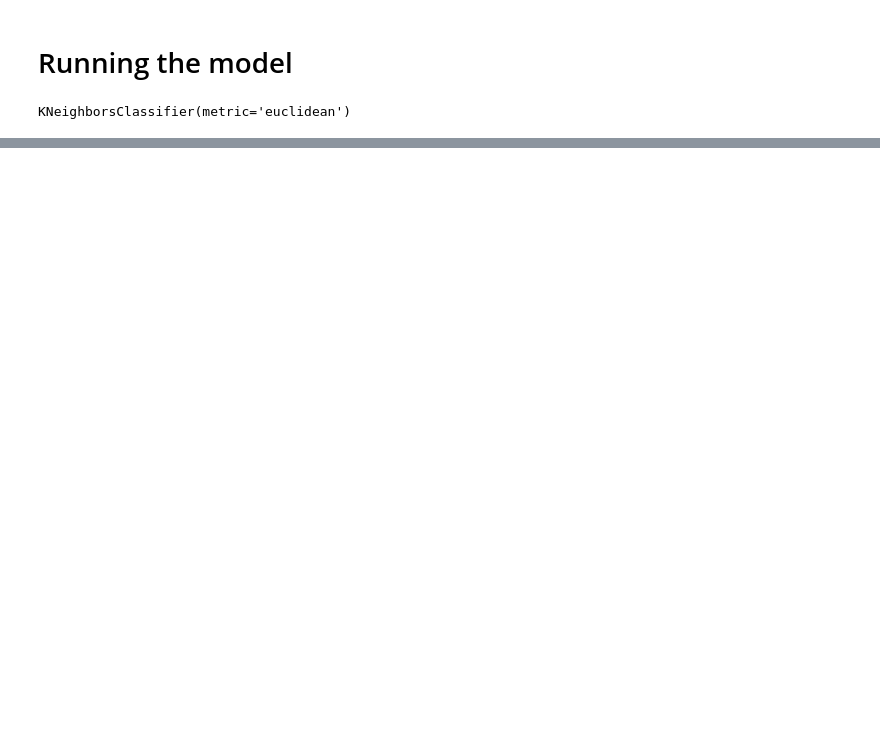
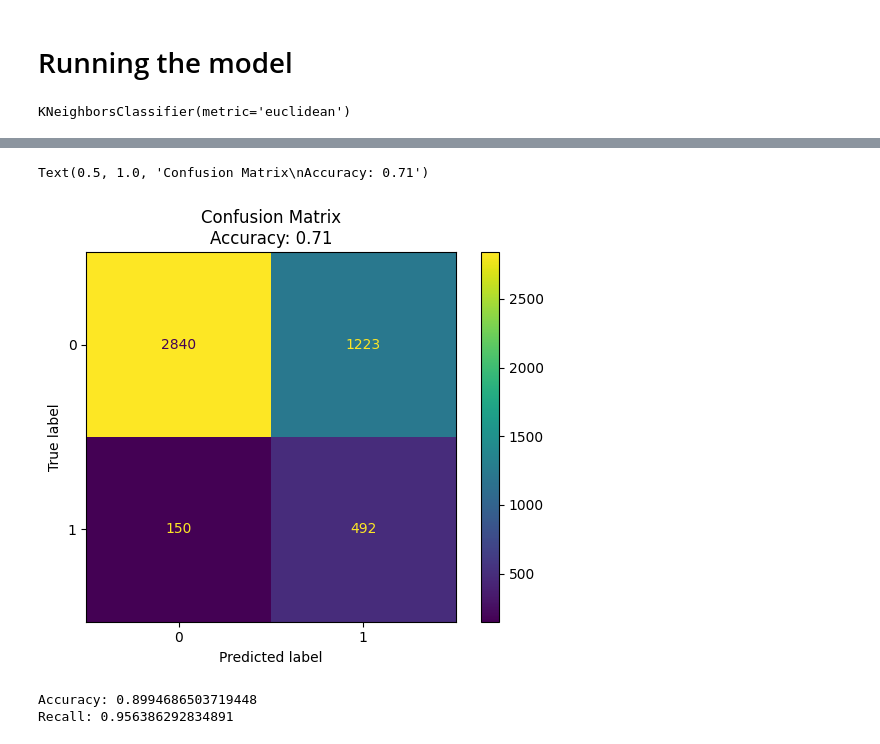
Before and after one commit to ronniealdrin/Machine_Learning_Financial_Inclusion_in_Africa, a Jupyter notebook: FI_in_Africa.ipynb, the cells around one changed output, grey strips where cells are left out. Drawn from its saved outputs; the diff is of its cells as text; code cells hidden in the pictures; blank space fills up the shorter version.

```diff
--- a/FI_in_Africa.ipynb
+++ b/FI_in_Africa.ipynb
@@ -404,0 +480,34 @@ Recall: 0.5498442367601246
+# %%
+# Create a confusion matrix
+cm = confusion_matrix(y_test, y_pred)
+
+# Calculate accuracy
+accuracy = accuracy_score(y_test, y_pred)
+
+# Display the confusion matrix
+disp = ConfusionMatrixDisplay(confusion_matrix=cm)
+disp.plot()
+plt.title(f'Confusion Matrix\nAccuracy: {accuracy:.2f}')
+# %% [output]
+Text(0.5, 1.0, 'Confusion Matrix\nAccuracy: 0.71')
+[figure, added]
+# %%
+# Random forest prediction
+
+from sklearn.ensemble import RandomForestClassifier
+from sklearn.metrics import accuracy_score
+
+# Criando uma instância do classificador RandomForest
+rf_classifier = RandomForestClassifier(n_estimators=100, random_state=42)
+
+# Treinando o modelo no conjunto de treinamento
+rf_classifier.fit(X_resampled2, y_resampled2)
+
+# Fazendo previsões no conjunto de teste
+y_pred = rf_classifier.predict(X_test)
+
+print("Accuracy:", accuracy_score(y_test, y_pred))
+print("Recall:", recall_score(y_test, y_pred))
+# %% [output]
+Accuracy: 0.8994686503719448
+Recall: 0.956386292834891
```
Also changed, not shown: parts of 12 cells of this notebook.
